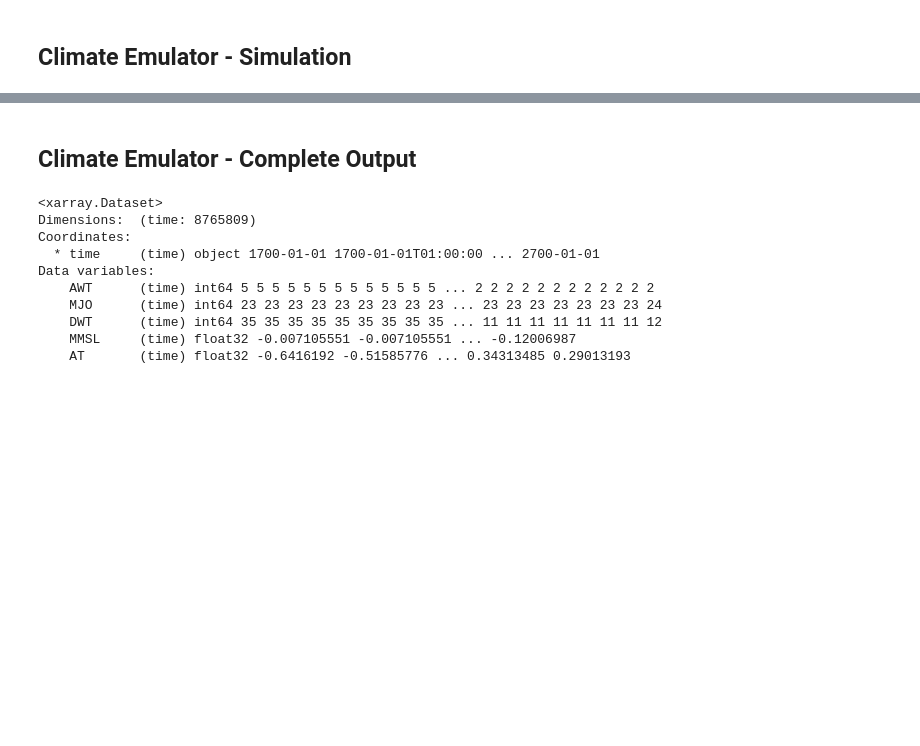
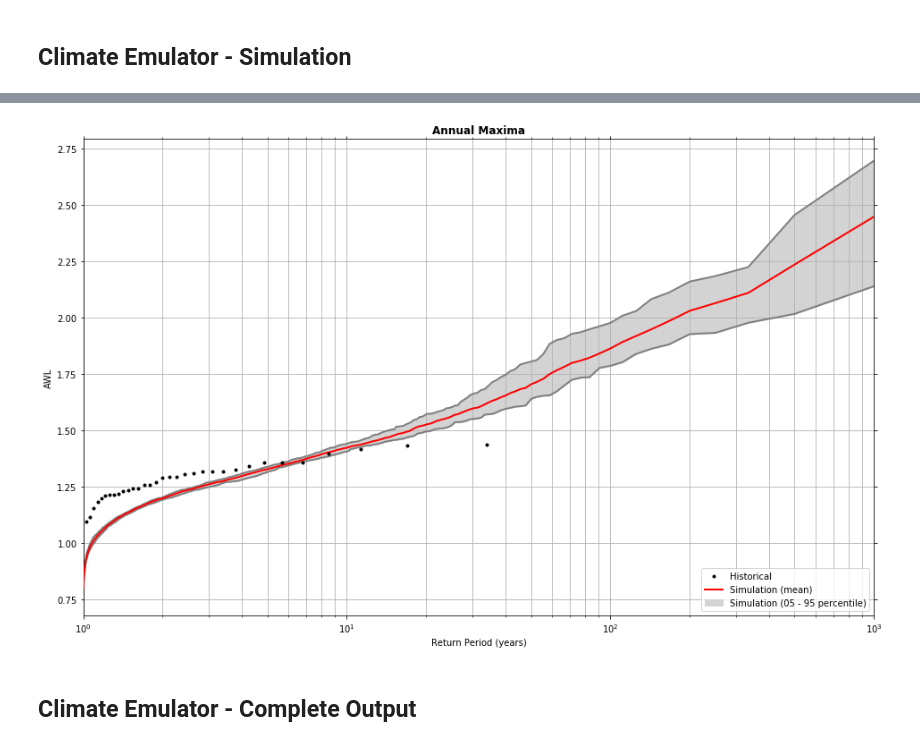
Before and after one commit to teslakit/teslakit, a Jupyter notebook: notebooks/nb_KWAJALEIN/12_Climate_Emulator.ipynb, the cells around one changed output, grey strips where cells are left out. Cells and saved outputs as stored; diff of their text form; code cells hidden in the pictures; blank space fills up the shorter version.

```diff
--- a/notebooks/nb_KWAJALEIN/12_Climate_Emulator.ipynb
+++ b/notebooks/nb_KWAJALEIN/12_Climate_Emulator.ipynb
@@ -141,3 +228,18 @@ Plot_Waves_Histogram_FitSim(WVS_fit, WVS_sim.isel(n_sim=0));
+# %%
+# --------------------------------------
+#  Annual Maxima
+var_name = 'AWL'
+
+# historical annual maxima
+hist_A = CE.WVS_MS[var_name].groupby('time.year').max(dim='time')
+
+# simulation annual maxima
+sim_A = SIM_WAVES_h[var_name].groupby('time.year').max(dim='time')
+
+# Plot Return Period graph
+Plot_ReturnPeriodValidation(hist_A, sim_A);
+# %% [output]
+[figure, added]
 # %% [markdown]
 
 ## Climate Emulator - Complete Output
@@ -145,17 +247,14 @@ Plot_Waves_Histogram_FitSim(WVS_fit, WVS_sim.isel(n_sim=0));
 # --------------------------------------
 # Get all simulated data (hourly): AWTs, DWTs, MJO, MMSL, AT
 
-DATA_sim_h = db.Load_SIM_Covariates(n_sim_awt=0, n_sim_mjo=0, n_sim_dwt=0)
+SIM_COVARS_h = db.Load_SIM_Covariates(n_sim_awt=0, n_sim_mjo=0, n_sim_dwt=0, regenerate=True)
+print(SIM_COVARS_h)
 
-print(DATA_sim_h)
+# Complete simulation output
+d1, d2 = xds_limit_dates([SIM_WAVES_h, SIM_COVARS_h])
+SIM_WAVES_h = SIM_WAVES_h.sel(time = slice(d1, d2))
+SIM_COVARS_h = SIM_COVARS_h.sel(time = slice(d1, d2))
+SIM_COMPLETE = xr.merge([SIM_WAVES_h, SIM_COVARS_h])
+
+# Store complete simulations
+db.Save_SIM_Complete(SIM_COMPLETE)
-# %% [output]
-<xarray.Dataset>
-Dimensions:  (time: 8765809)
-Coordinates:
-  * time     (time) object 1700-01-01 1700-01-01T01:00:00 ... 2700-01-01
-Data variables:
-    AWT      (time) int64 5 5 5 5 5 5 5 5 5 5 5 5 5 ... 2 2 2 2 2 2 2 2 2 2 2 2
-    MJO      (time) int64 23 23 23 23 23 23 23 23 23 ... 23 23 23 23 23 23 23 24
-    DWT      (time) int64 35 35 35 35 35 35 35 35 35 ... 11 11 11 11 11 11 11 12
-    MMSL     (time) float32 -0.007105551 -0.007105551 ... -0.12006987
-    AT       (time) float32 -0.6416192 -0.51585776 ... 0.34313485 0.29013193
```
Also changed, not shown: parts of 12 cells of this notebook.
